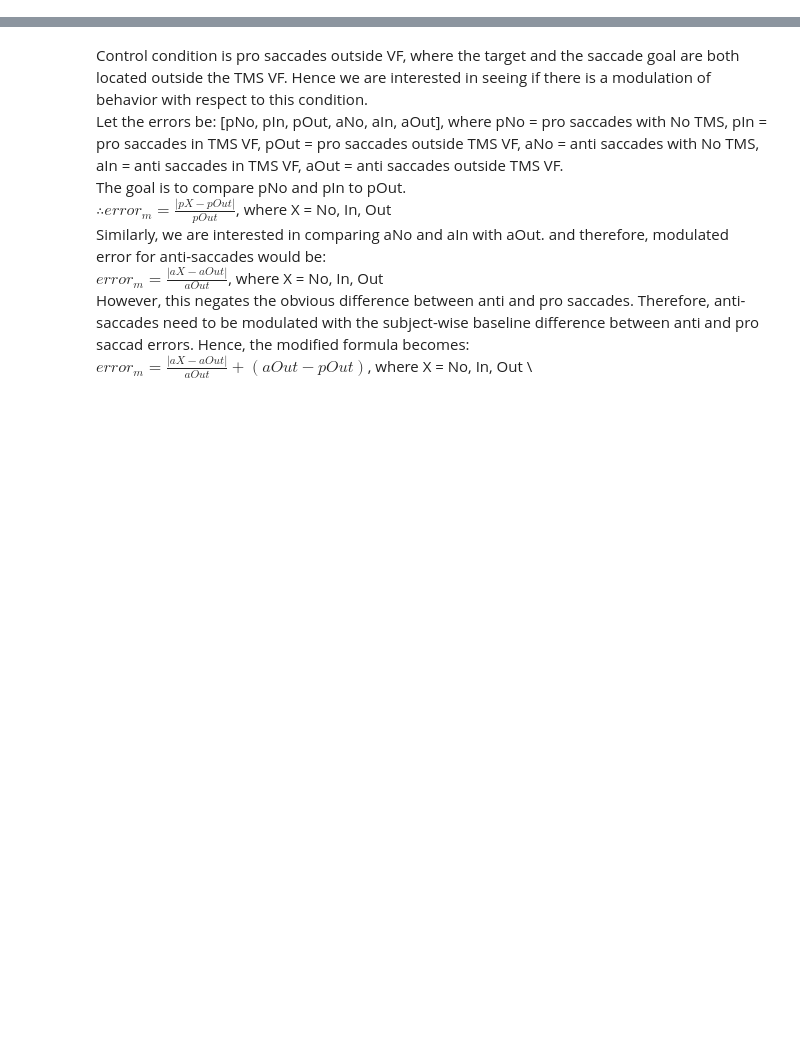
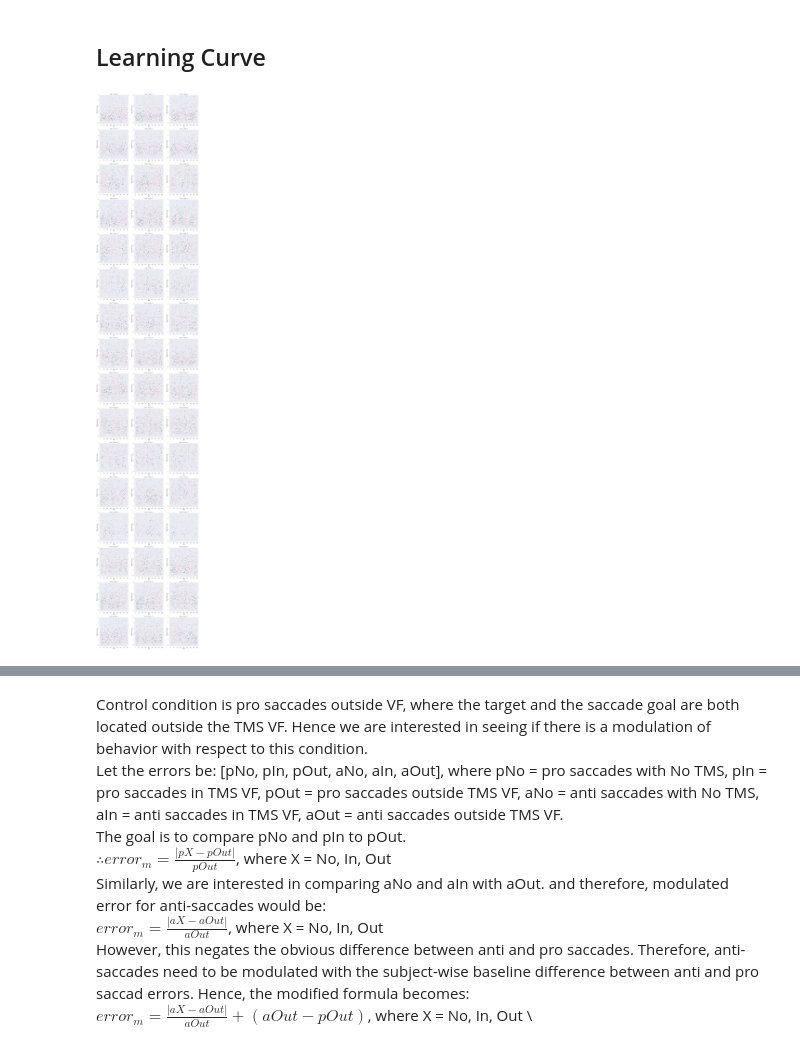
Before and after one commit to mindemory/mgs_stimul, a Jupyter notebook: mgsAnalysis/analysisEye/main.ipynb, the cells around one changed output, grey strips where cells are left out. Saved outputs shown, nothing was run; the diff lists cells and outputs as text; code cells hidden in the pictures; blank space fills up the shorter version.

```diff
--- a/mgsAnalysis/analysisEye/main.ipynb
+++ b/mgsAnalysis/analysisEye/main.ipynb
@@ -74,0 +106,25 @@ memory usage: 8.3+ MB
+# %% [markdown]
+## Learning Curve
+# %%
+save_folder = '/datc/MD_TMS_EEG/Figures/'
+sub_list = np.unique(df_filtered['subjID'].values)
+#sub_list = [1, 3]
+fig, axs = plt.subplots(len(sub_list), 3, figsize = (20, 7*len(sub_list)))
+#plt.suptitle('Learning curve')
+for sub in range(len(sub_list)):
+    this_sub = sub_list[sub]
+    for day in range(3):
+        df_today_pro = df_filtered[(df_filtered['subjID'] == this_sub) & (df_filtered['day'] == day+1) & (df_filtered['ispro'] == 1)]
+        df_today_anti = df_filtered[(df_filtered['subjID'] == this_sub) & (df_filtered['day'] == day+1) & (df_filtered['ispro'] == 0)]
+        this_tr_num_pro = ((df_today_pro['rnum'] - 1) * 40 + df_today_pro['tnum'])
+        this_tr_num_anti = ((df_today_anti['rnum'] - 1) * 40 + df_today_anti['tnum'])
+        axs[sub, day].plot(this_tr_num_pro, df_today_pro['isacc_err'], 'ko', markersize = 2)
+        axs[sub, day].plot(this_tr_num_anti, df_today_anti['isacc_err'], 'ro', markersize = 2)
+        axs[sub, day].set_xlabel('trial')
+        axs[sub, day].set_ylabel('MGS error (dva)')
+        axs[sub, day].set_title('Sub = ' + str(this_sub) + ', Day = ' + str(day))
+        axs[sub, day].set_ylim([-0.2, 5])
+plt.savefig(save_folder + 'learning_curve.pdf', format="pdf", bbox_inches="tight")
+plt.show()
+# %% [output]
+[figure, added]
```
Also changed, not shown: parts of 21 cells of this notebook, 28 other files.
